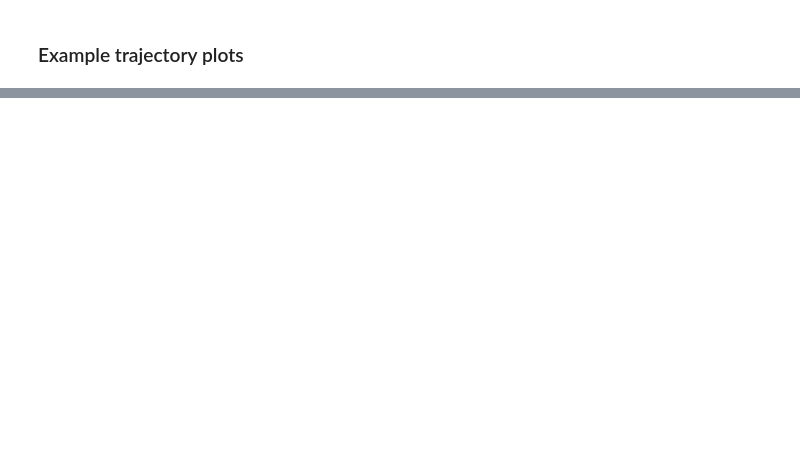
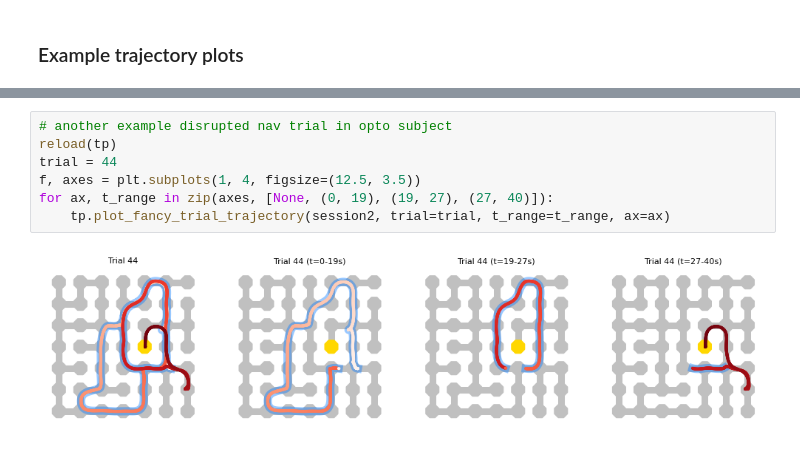
Before and after one commit to peterdoohan/goalNav_mFC-opto3, a Jupyter notebook: code/Notebooks/performance_metrics.ipynb, the cells around one changed output, grey strips where cells are left out. Drawn from its saved outputs; the diff is of its cells as text; blank space fills up the shorter version.

```diff
--- a/code/Notebooks/performance_metrics.ipynb
+++ b/code/Notebooks/performance_metrics.ipynb
@@ -116,0 +105,9 @@ f.savefig("../results/figures/opto_trajectory_examples.pdf")
+# %%
+# another example disrupted nav trial in opto subject
+reload(tp)
+trial = 44
+f, axes = plt.subplots(1, 4, figsize=(12.5, 3.5))
+for ax, t_range in zip(axes, [None, (0, 19), (19, 27), (27, 40)]):
+    tp.plot_fancy_trial_trajectory(session2, trial=trial, t_range=t_range, ax=ax)
+# %% [output]
+[figure, added]
```
Also changed, not shown: parts of 8 cells of this notebook, 7 other files.
